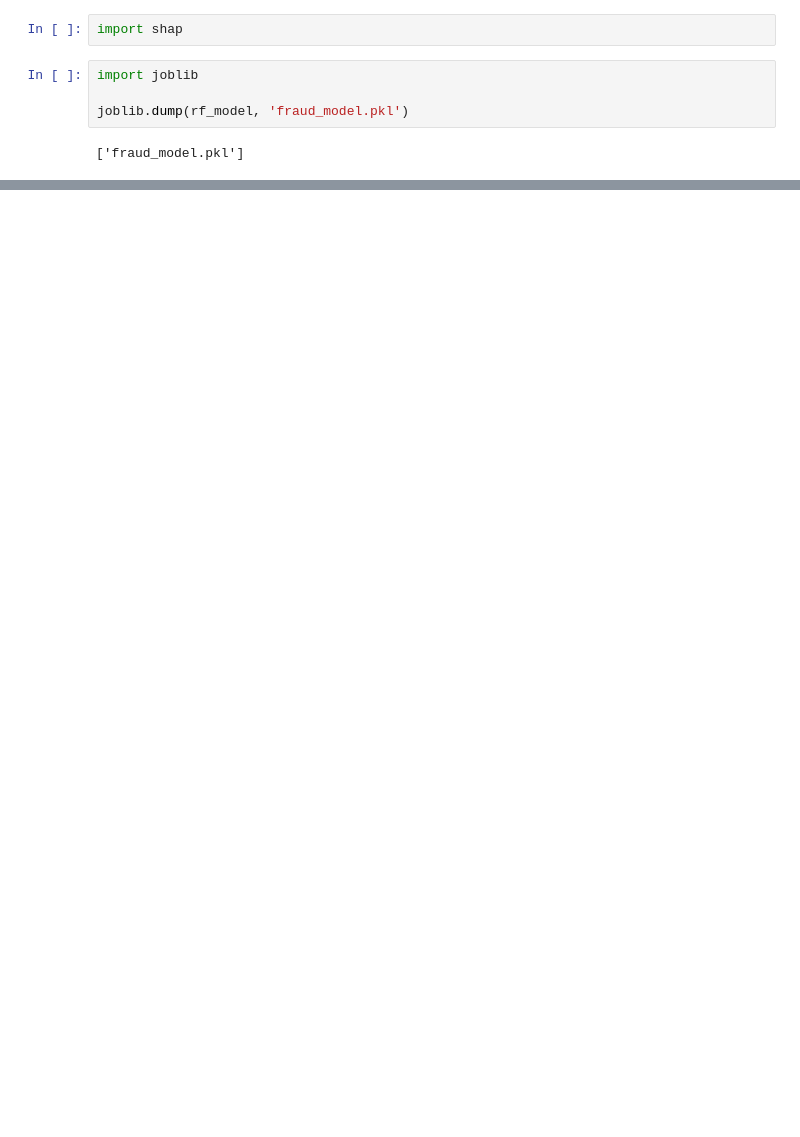
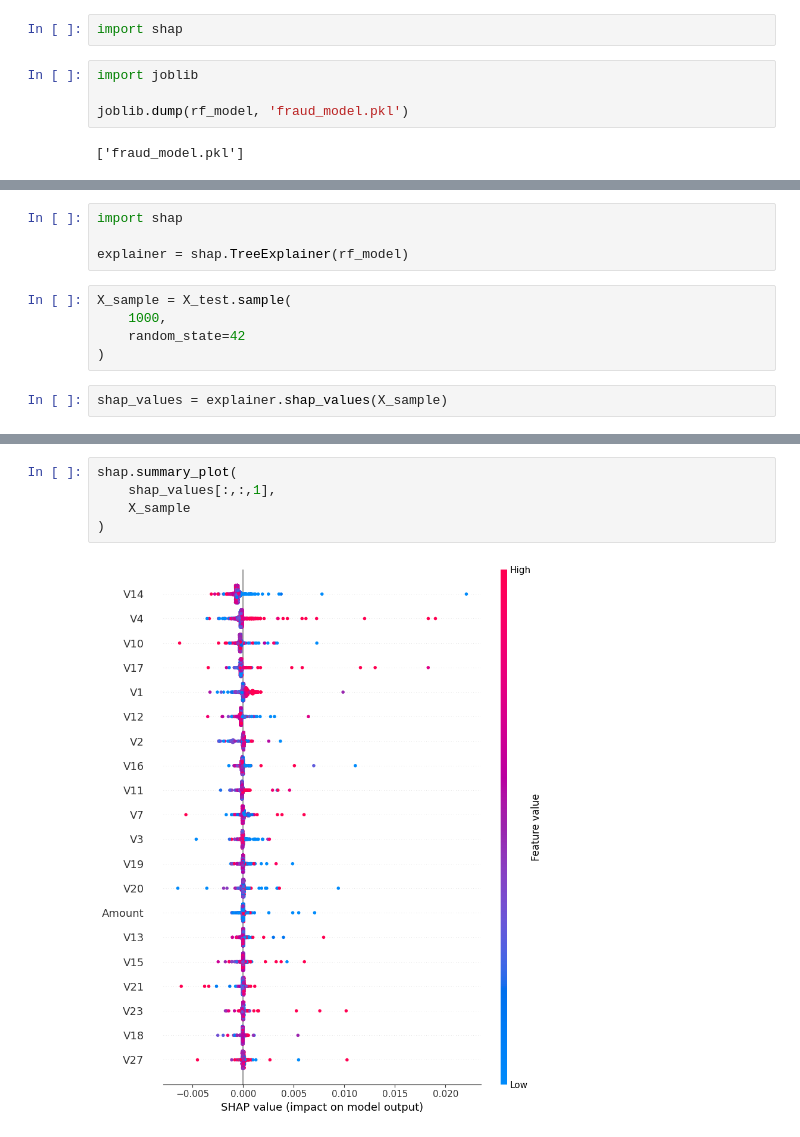
Before and after one commit to AayushiSud06/credit-card-fraud-detection, a Jupyter notebook: notebook/fraud_detection.ipynb, the cells around one changed output, grey strips where cells are left out. Cells and saved outputs as stored; diff of their text form; blank space fills up the shorter version.

Commit message:
performed feature imporatnce analysis + shap

```diff
--- a/notebook/fraud_detection.ipynb
+++ b/notebook/fraud_detection.ipynb
@@ -443,0 +450,11 @@ joblib.dump(rf_model, 'fraud_model.pkl')
+# %%
+import shap
+
+explainer = shap.TreeExplainer(rf_model)
+# %%
+X_sample = X_test.sample(
+    1000,
+    random_state=42
+)
+# %%
+shap_values = explainer.shap_values(X_sample)
@@ -443,0 +474,7 @@ joblib.dump(rf_model, 'fraud_model.pkl')
+# %%
+shap.summary_plot(
+    shap_values[:,:,1],
+    X_sample
+)
+# %% [output]
+[figure, added]
```
Also changed, not shown: parts of 4 cells of this notebook, 1 other file.
